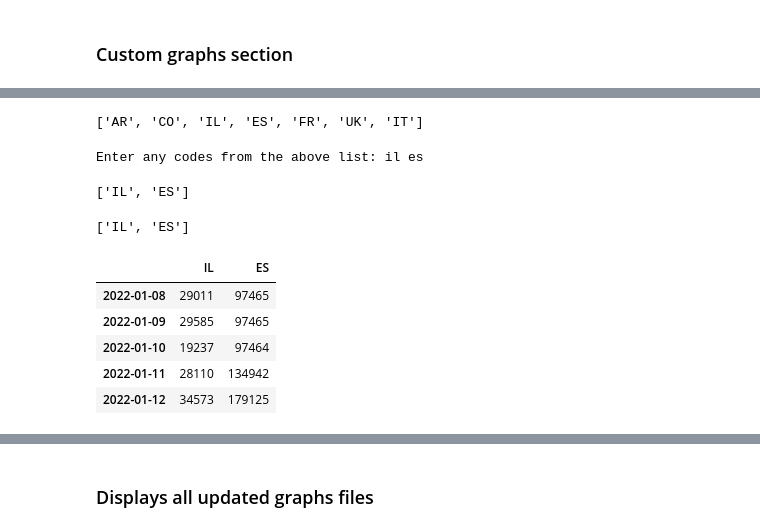
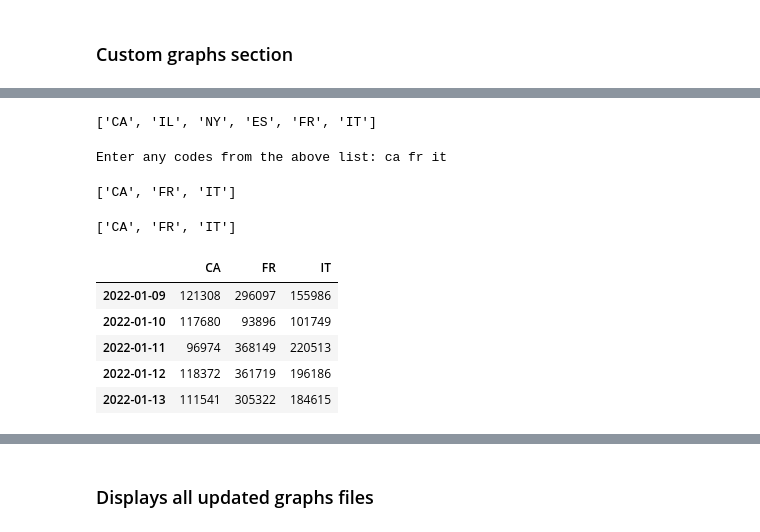
Before and after one commit to edterrell/covid_machinations, a Jupyter notebook: covid19.ipynb, the cells around one changed output, grey strips where cells are left out. Drawn from its saved outputs; the diff is of its cells as text; code cells hidden in the pictures.

```diff
--- a/covid19.ipynb
+++ b/covid19.ipynb
@@ -738,33 +709,34 @@ STOP:    2021-10-31 00:00:00
 # %%
-current_cols = df.columns.to_list()
-print (current_cols)
+world_cols = world.columns.to_list()
+print (world_cols)
 # %% [output]
-['AR', 'CO', 'IL', 'ES', 'FR', 'UK', 'IT']
+['CA', 'IL', 'NY', 'ES', 'FR', 'IT']
 # %%
-s_string = input('Enter any codes from the above list:') or current_cols
+s_string = input('Enter any codes from the above list:') or world_cols
 print()
 # %% [output]
-Enter any codes from the above list: il es
+Enter any codes from the above list: ca fr it
 # %%
 slist = scd.custom_list (s_string)
 slist
 # %% [output]
-['IL', 'ES']
+['CA', 'FR', 'IT']
 # %%
 new_slist =[]
 for item in slist:
-    if item in current_cols:
+    if item in world_cols:
         new_slist.append(item)
 new_slist
 # %% [output]
-['IL', 'ES']
+['CA', 'FR', 'IT']
 # %%
-df = df.loc[start:stop, new_slist]
+df = world.loc[start:stop, new_slist]
+title ='Custom rolling averges'
 df.tail()
 # %% [output]
-|  | IL | ES |
-| 2022-01-08 | 29011 | 97465 |
-| 2022-01-09 | 29585 | 97465 |
-| 2022-01-10 | 19237 | 97464 |
-| 2022-01-11 | 28110 | 134942 |
-| 2022-01-12 | 34573 | 179125 |
+|  | CA | FR | IT |
+| 2022-01-09 | 121308 | 296097 | 155986 |
+| 2022-01-10 | 117680 | 93896 | 101749 |
+| 2022-01-11 | 96974 | 368149 | 220513 |
+| 2022-01-12 | 118372 | 361719 | 196186 |
+| 2022-01-13 | 111541 | 305322 | 184615 |
```
Also changed, not shown: parts of 37 cells of this notebook.
